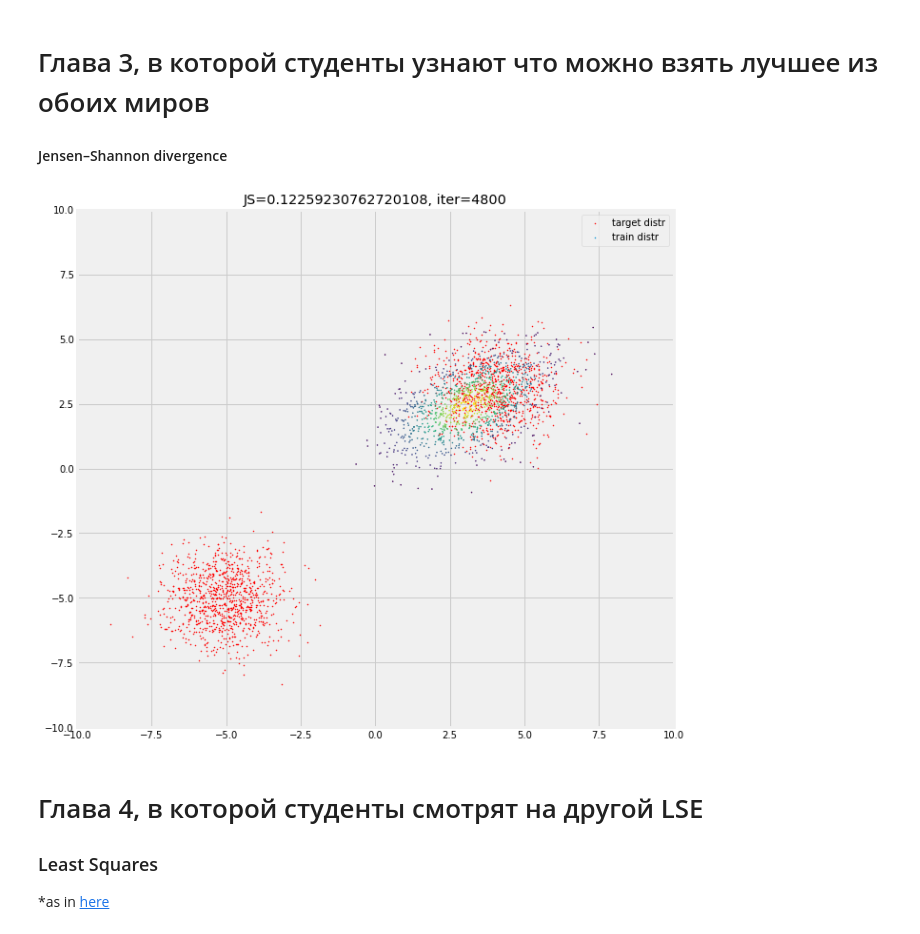
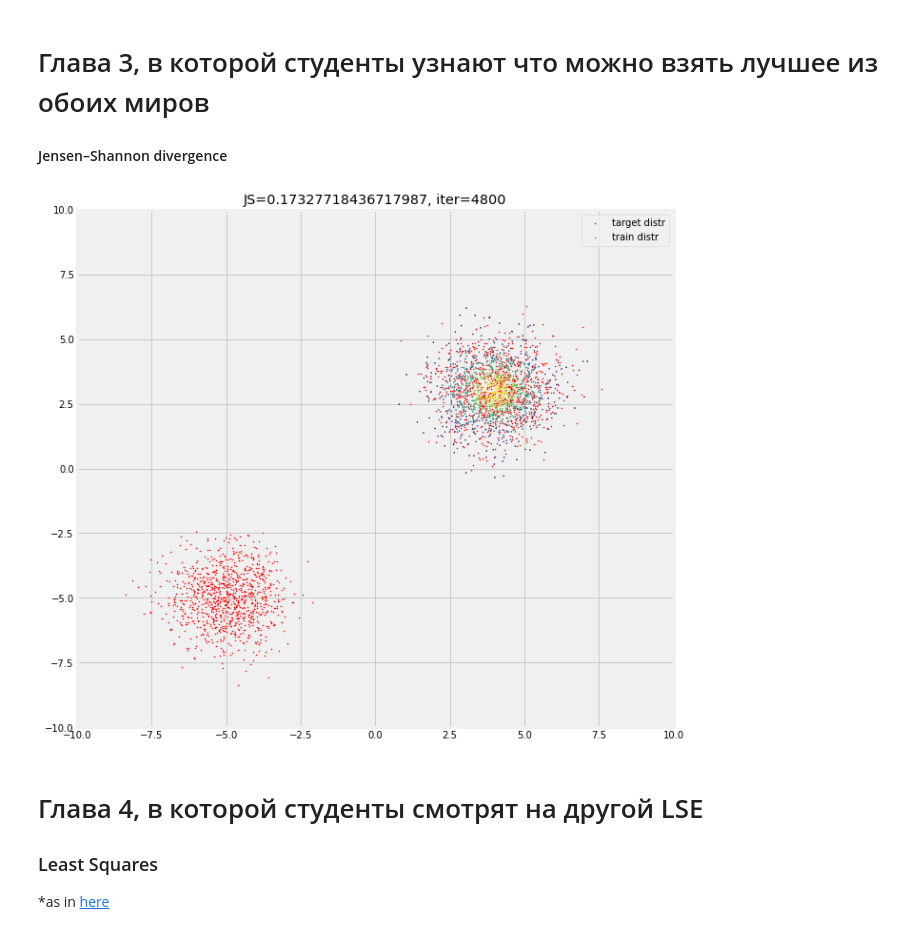
Before and after one commit to HSE-LAMBDA/DeepGenerativeModels, a Jupyter notebook: seminars/seminar-2-metrics/distances.ipynb, the cells around one changed output. Cells and saved outputs as stored; diff of their text form; code cells hidden in the pictures.

```diff
--- a/seminars/seminar-2-metrics/distances.ipynb
+++ b/seminars/seminar-2-metrics/distances.ipynb
@@ -79,8 +79,14 @@ plt.show()
 # %%
-def kl_loss(qx, px):
+def kl_loss(px, qx, weights=None):
+    """
+    px - torch.Tensor
+    qx - torch.Tensor
+    weigths - object weights (when importance sampling is used)
+    """
     # Clamp for the numerical stability
     px, qx = px.clamp(min=1e-7), qx.clamp(min=1e-7)
-    return torch.mean(px * (px.log() - qx.log())) # YOUR CODE
+    if weights is None: weights = torch.ones_like(px)
+    return torch.mean(weights*px * (px.log() - qx.log())) # YOUR CODE
 
 # train_mu and train_sigma are TRAINABLE parameters
 train_mu, train_sigma = get_parameters()
@@ -93,7 +99,7 @@ for i in range(5000):
     Q = create_distr(train_mu, train_sigma)
     # qx = q(x) = probability of target samples for the train distribution
     qx = Q.log_prob(x).exp()
-    loss = kl_loss(qx, px)
+    loss = kl_loss(px, qx, 1./px)
     loss.backward()
     optim.step()
     if i % 200 == 0:
@@ -147,7 +154,7 @@ for i in range(5000):
     optim.zero_grad()
     Q = create_distr(train_mu, train_sigma)
     qx = Q.log_prob(x).exp()
-    loss = kl_loss(qx, px)
+    loss = kl_loss(px, qx, 1./px)
     loss.backward()
     optim.step()
     if i % 200 == 0:
@@ -167,32 +174,32 @@ for i in range(5000):
 
 #### Jensen–Shannon divergence
 # %%
-def js_div(qx, px):
-    return 0.5 * kl_loss(px, 0.5*px+0.5*qx) + 0.5 * kl_loss(qx, 0.5*px+0.5*qx) # YOUR CODE
+def js_div(qx, px, weights=None):
+    return 0.5 * kl_loss(px, 0.5*px+0.5*qx, weights) + 0.5 * kl_loss(qx, 0.5*px+0.5*qx, weights) # YOUR CODE
 # %%
 train_mu, train_sigma = get_parameters(1, 1)
 # %%
 optim = torch.optim.SGD([train_mu, train_sigma], lr=0.1)
 
 for i in range(5000):
     optim.zero_grad()
     Q = create_distr(train_mu, train_sigma)
     qx = Q.log_prob(x).exp()
-    loss = js_div(qx, px)
+    loss = js_div(px, qx, 1./px)
     loss.backward()
     optim.step()
     if i % 200 == 0:
         # plot pdfs
         clear_output(True)
         plt.figure(figsize=(10, 10))
         plt.title(f'JS={loss.item()}, iter={i}')
         plot_2d_dots(x, color='r', label='target distr')
         q_sample = sample(Q, 1000)
         plot_2d_dots(q_sample, color= Q.log_prob(q_sample).exp().detach(), label='train distr')
         plt.legend()
         plt.show()
 # %% [output]
-[figure, old version]
+[figure, new version]
 # %% [markdown]
 # Глава 4, в которой студенты смотрят на другой LSE
 
```
Also changed, not shown: parts of 7 cells of this notebook, 1 other file.
